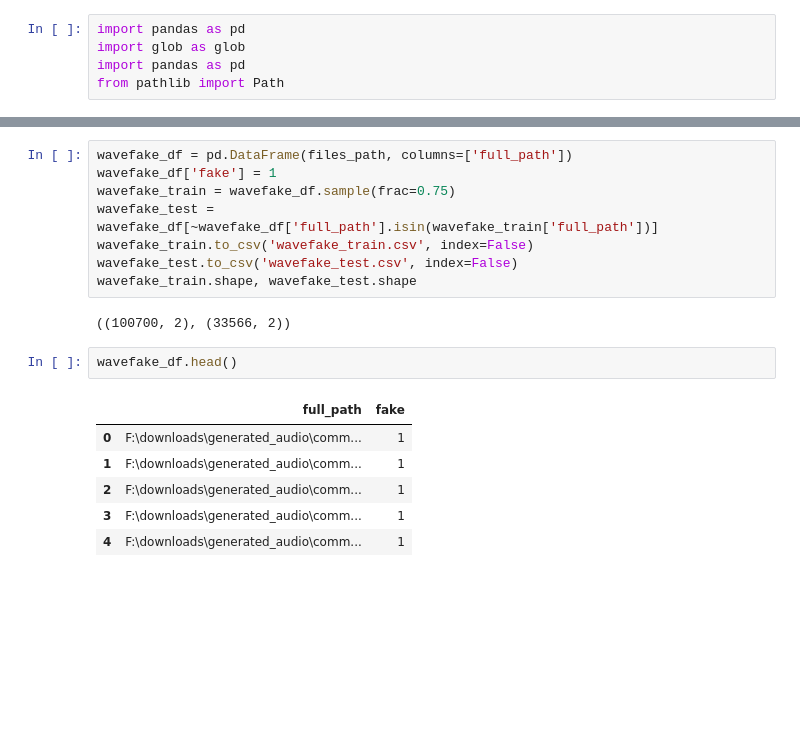
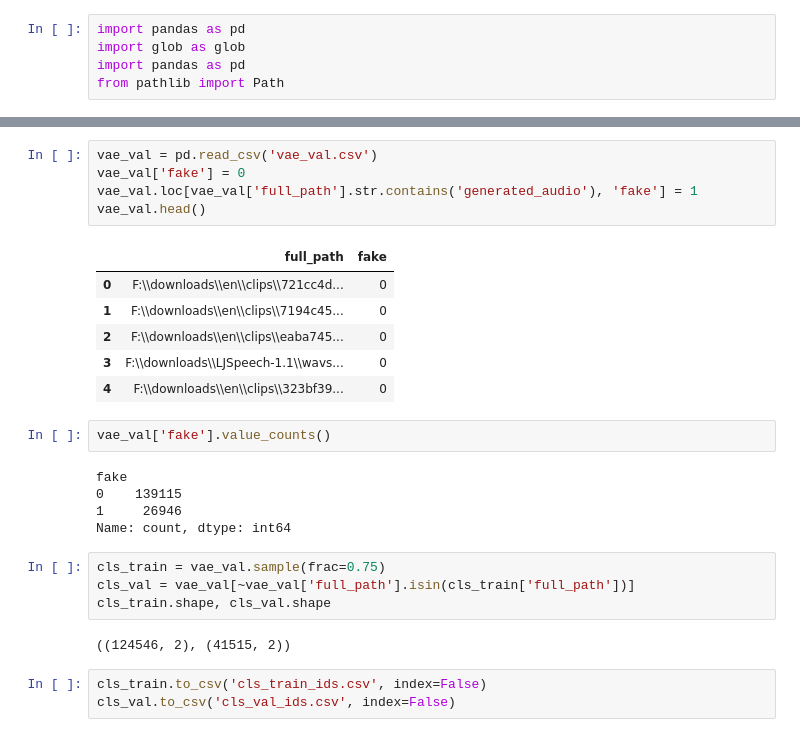
Before and after one commit to cassuci/adf-detector, a Jupyter notebook: 3-generate-datasets.ipynb, the cells around one changed output, grey strips where cells are left out. Cells and saved outputs as stored; diff of their text form; blank space fills up the shorter version.

```diff
--- a/3-generate-datasets.ipynb
+++ b/3-generate-datasets.ipynb
@@ -32,19 +6,28 @@ len(files_path)
-# %%
-wavefake_df = pd.DataFrame(files_path, columns=['full_path'])
-wavefake_df['fake'] = 1
-wavefake_train = wavefake_df.sample(frac=0.75)
-wavefake_test = wavefake_df[~wavefake_df['full_path'].isin(wavefake_train['full_path'])]
-wavefake_train.to_csv('wavefake_train.csv', index=False)
-wavefake_test.to_csv('wavefake_test.csv', index=False)
-wavefake_train.shape, wavefake_test.shape
-# %% [output]
-((100700, 2), (33566, 2))
-# %%
-wavefake_df.head()
-# %% [output]
-|  | full_path | fake |
-| 0 | F:\downloads\generated_audio\comm... | 1 |
-| 1 | F:\downloads\generated_audio\comm... | 1 |
-| 2 | F:\downloads\generated_audio\comm... | 1 |
-| 3 | F:\downloads\generated_audio\comm... | 1 |
-| 4 | F:\downloads\generated_audio\comm... | 1 |
+# %%
+vae_val = pd.read_csv('vae_val.csv')
+vae_val['fake'] = 0
+vae_val.loc[vae_val['full_path'].str.contains('generated_audio'), 'fake'] = 1
+vae_val.head()
+# %% [output]
+|  | full_path | fake |
+| 0 | F:\\downloads\\en\\clips\\721cc4d... | 0 |
+| 1 | F:\\downloads\\en\\clips\\7194c45... | 0 |
+| 2 | F:\\downloads\\en\\clips\\eaba745... | 0 |
+| 3 | F:\\downloads\\LJSpeech-1.1\\wavs... | 0 |
+| 4 | F:\\downloads\\en\\clips\\323bf39... | 0 |
+# %%
+vae_val['fake'].value_counts()
+# %% [output]
+fake
+0    139115
+1     26946
+Name: count, dtype: int64
+# %%
+cls_train = vae_val.sample(frac=0.75)
+cls_val = vae_val[~vae_val['full_path'].isin(cls_train['full_path'])]
+cls_train.shape, cls_val.shape
+# %% [output]
+((124546, 2), (41515, 2))
+# %%
+cls_train.to_csv('cls_train_ids.csv', index=False)
+cls_val.to_csv('cls_val_ids.csv', index=False)
```
Also changed, not shown: parts of 3 cells of this notebook, 7 other files.
